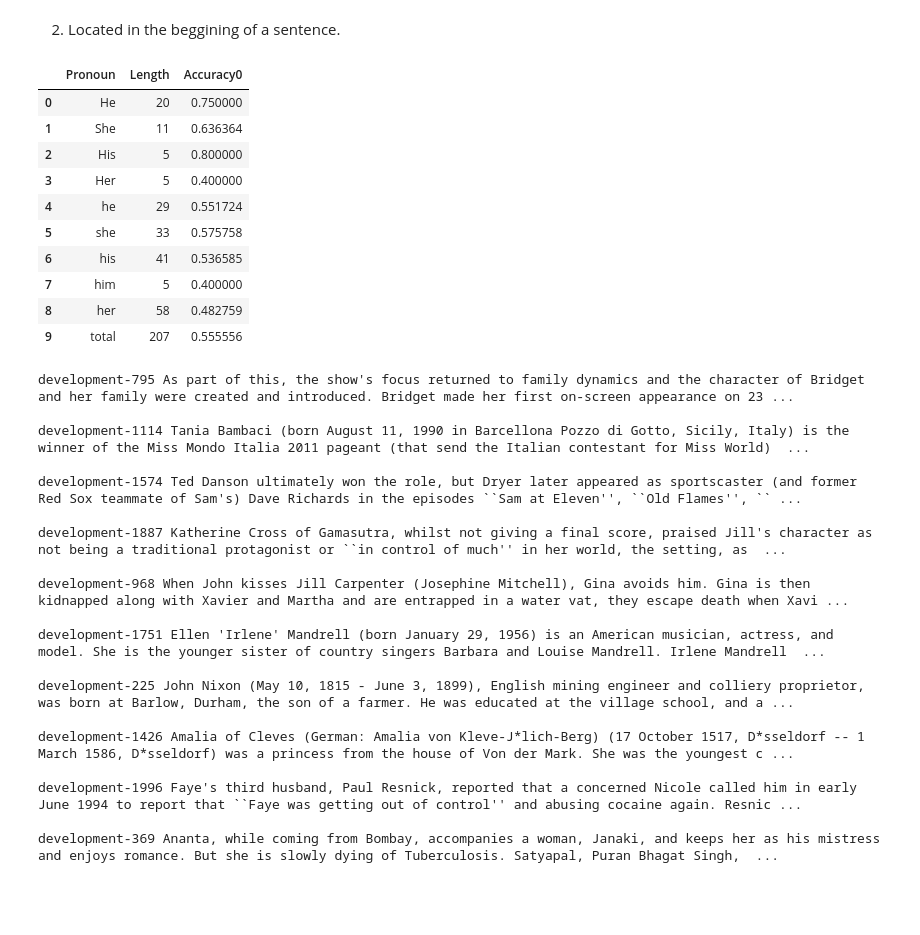
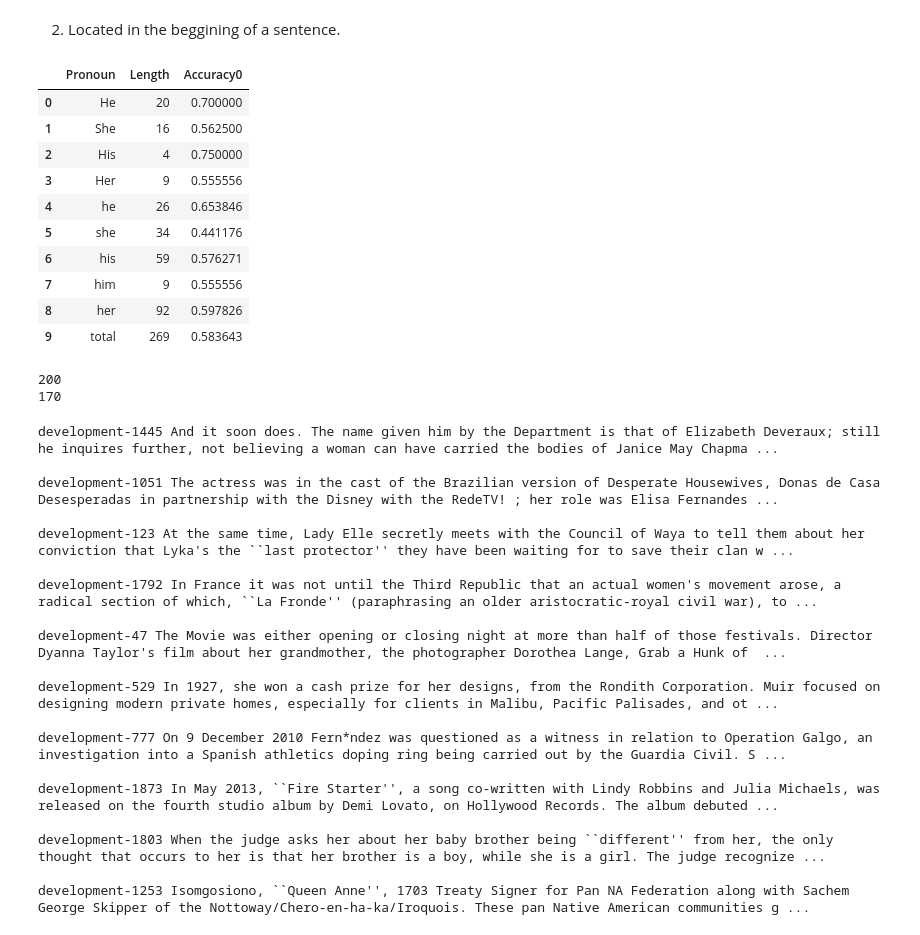
Before and after one commit to Kohgeonho/NLP_HW3_gap_coreference, a Jupyter notebook: gap-coreference/CS372_HW3_code_20160025.ipynb, the cells around one changed output. Cells and saved outputs as stored; diff of their text form; code cells hidden in the pictures; blank space fills up the shorter version.

Commit message:
added most_occurance function to both subject data

```diff
--- a/gap-coreference/CS372_HW3_code_20160025.ipynb
+++ b/gap-coreference/CS372_HW3_code_20160025.ipynb
@@ -611,15 +686,15 @@ def begin_sentence_word(row):
 # %%
-overall_analysis(train_data, [none_subject, begin_sentence_word], [begin_sentence])
+overall_analysis(train_data, [none_subject, only_most_occurance], [more_occurance])
 # %% [output]
 |  | Pronoun | Length | Accuracy0 |
-| 0 | He | 20 | 0.750000 |
-| 1 | She | 11 | 0.636364 |
-| 2 | His | 5 | 0.800000 |
-| 3 | Her | 5 | 0.400000 |
-| 4 | he | 29 | 0.551724 |
-| 5 | she | 33 | 0.575758 |
-| 6 | his | 41 | 0.536585 |
-| 7 | him | 5 | 0.400000 |
-| 8 | her | 58 | 0.482759 |
-| 9 | total | 207 | 0.555556 |
+| 0 | He | 20 | 0.700000 |
+| 1 | She | 16 | 0.562500 |
+| 2 | His | 4 | 0.750000 |
+| 3 | Her | 9 | 0.555556 |
+| 4 | he | 26 | 0.653846 |
+| 5 | she | 34 | 0.441176 |
+| 6 | his | 59 | 0.576271 |
+| 7 | him | 9 | 0.555556 |
+| 8 | her | 92 | 0.597826 |
+| 9 | total | 269 | 0.583643 |
 # %%
@@ -627,22 +704,28 @@ begin_sentence_data = none_subject_data[none_subject_data.apply(begin_sentence_w
+# %%
+print(len(none_occurance_data))
+print(len(both_occurance_data))
+# %% [output]
+200
+170
 # %%
-print_sents(datas={'manual':True, 'data':begin_sentence_data, axis=1)]}, num_lines = 10)
+print_sents(datas={'manual':True, 'data':both_occurance_data}, num_lines = 10)
 # %% [output]
-development-795 As part of this, the show's focus returned to family dynamics and the character of Bridget and her family were created and introduced. Bridget made her first on-screen appearance on 23 ...
+development-1445 And it soon does. The name given him by the Department is that of Elizabeth Deveraux; still he inquires further, not believing a woman can have carried the bodies of Janice May Chapma ...
 
-development-1114 Tania Bambaci (born August 11, 1990 in Barcellona Pozzo di Gotto, Sicily, Italy) is the winner of the Miss Mondo Italia 2011 pageant (that send the Italian contestant for Miss World)  ...
+development-1051 The actress was in the cast of the Brazilian version of Desperate Housewives, Donas de Casa Desesperadas in partnership with the Disney with the RedeTV! ; her role was Elisa Fernandes ...
 
-development-1574 Ted Danson ultimately won the role, but Dryer later appeared as sportscaster (and former Red Sox teammate of Sam's) Dave Richards in the episodes ``Sam at Eleven'', ``Old Flames'', `` ...
+development-123 At the same time, Lady Elle secretly meets with the Council of Waya to tell them about her conviction that Lyka's the ``last protector'' they have been waiting for to save their clan w ...
 
-development-1887 Katherine Cross of Gamasutra, whilst not giving a final score, praised Jill's character as not being a traditional protagonist or ``in control of much'' in her world, the setting, as  ...
+development-1792 In France it was not until the Third Republic that an actual women's movement arose, a radical section of which, ``La Fronde'' (paraphrasing an older aristocratic-royal civil war), to ...
 
-development-968 When John kisses Jill Carpenter (Josephine Mitchell), Gina avoids him. Gina is then kidnapped along with Xavier and Martha and are entrapped in a water vat, they escape death when Xavi ...
+development-47 The Movie was either opening or closing night at more than half of those festivals. Director Dyanna Taylor's film about her grandmother, the photographer Dorothea Lange, Grab a Hunk of  ...
 
-development-1751 Ellen 'Irlene' Mandrell (born January 29, 1956) is an American musician, actress, and model. She is the younger sister of country singers Barbara and Louise Mandrell. Irlene Mandrell  ...
+development-529 In 1927, she won a cash prize for her designs, from the Rondith Corporation. Muir focused on designing modern private homes, especially for clients in Malibu, Pacific Palisades, and ot ...
 
-development-225 John Nixon (May 10, 1815 - June 3, 1899), English mining engineer and colliery proprietor, was born at Barlow, Durham, the son of a farmer. He was educated at the village school, and a ...
+development-777 On 9 December 2010 Fern*ndez was questioned as a witness in relation to Operation Galgo, an investigation into a Spanish athletics doping ring being carried out by the Guardia Civil. S ...
 
-development-1426 Amalia of Cleves (German: Amalia von Kleve-J*lich-Berg) (17 October 1517, D*sseldorf -- 1 March 1586, D*sseldorf) was a princess from the house of Von der Mark. She was the youngest c ...
+development-1873 In May 2013, ``Fire Starter'', a song co-written with Lindy Robbins and Julia Michaels, was released on the fourth studio album by Demi Lovato, on Hollywood Records. The album debuted ...
 
-development-1996 Faye's third husband, Paul Resnick, reported that a concerned Nicole called him in early June 1994 to report that ``Faye was getting out of control'' and abusing cocaine again. Resnic ...
+development-1803 When the judge asks her about her baby brother being ``different'' from her, the only thought that occurs to her is that her brother is a boy, while she is a girl. The judge recognize ...
 
-development-369 Ananta, while coming from Bombay, accompanies a woman, Janaki, and keeps her as his mistress and enjoys romance. But she is slowly dying of Tuberculosis. Satyapal, Puran Bhagat Singh,  ...
+development-1253 Isomgosiono, ``Queen Anne'', 1703 Treaty Signer for Pan NA Federation along with Sachem George Skipper of the Nottoway/Chero-en-ha-ka/Iroquois. These pan Native American communities g ...
```
Also changed, not shown: parts of 5 cells of this notebook.
